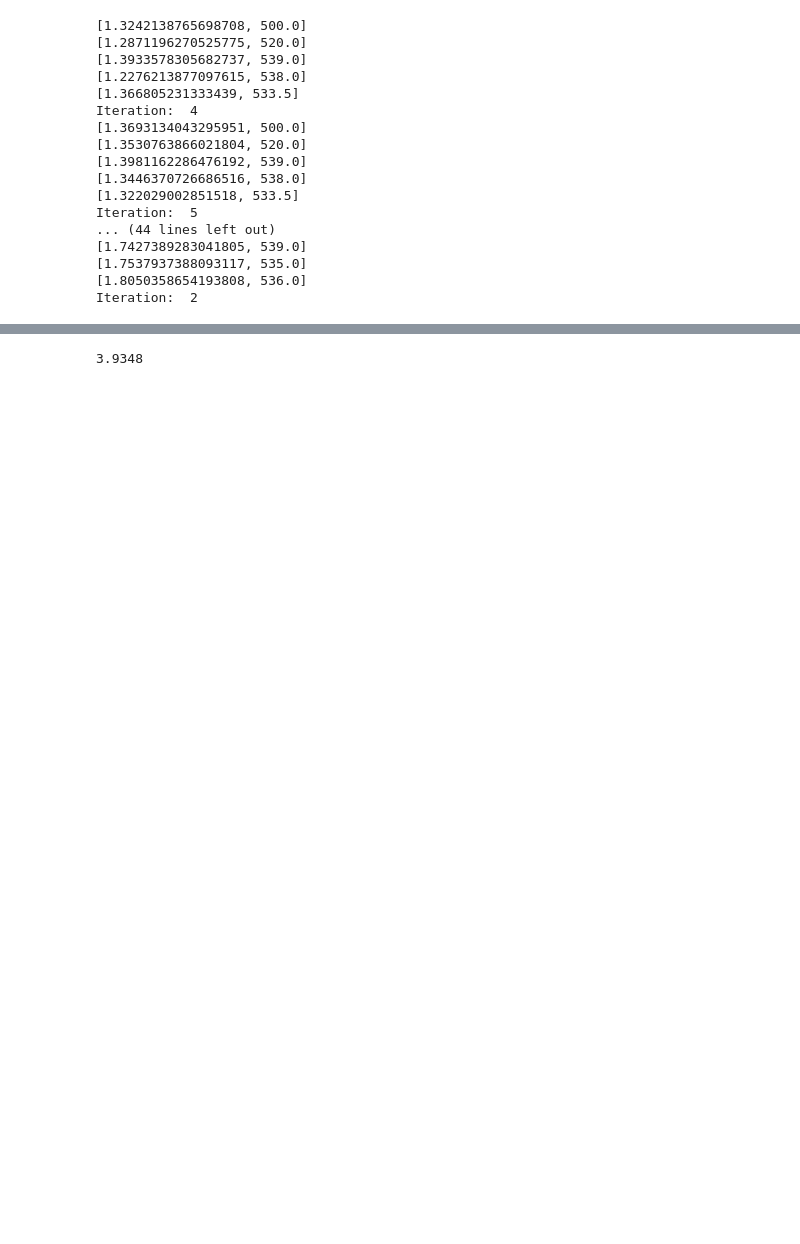
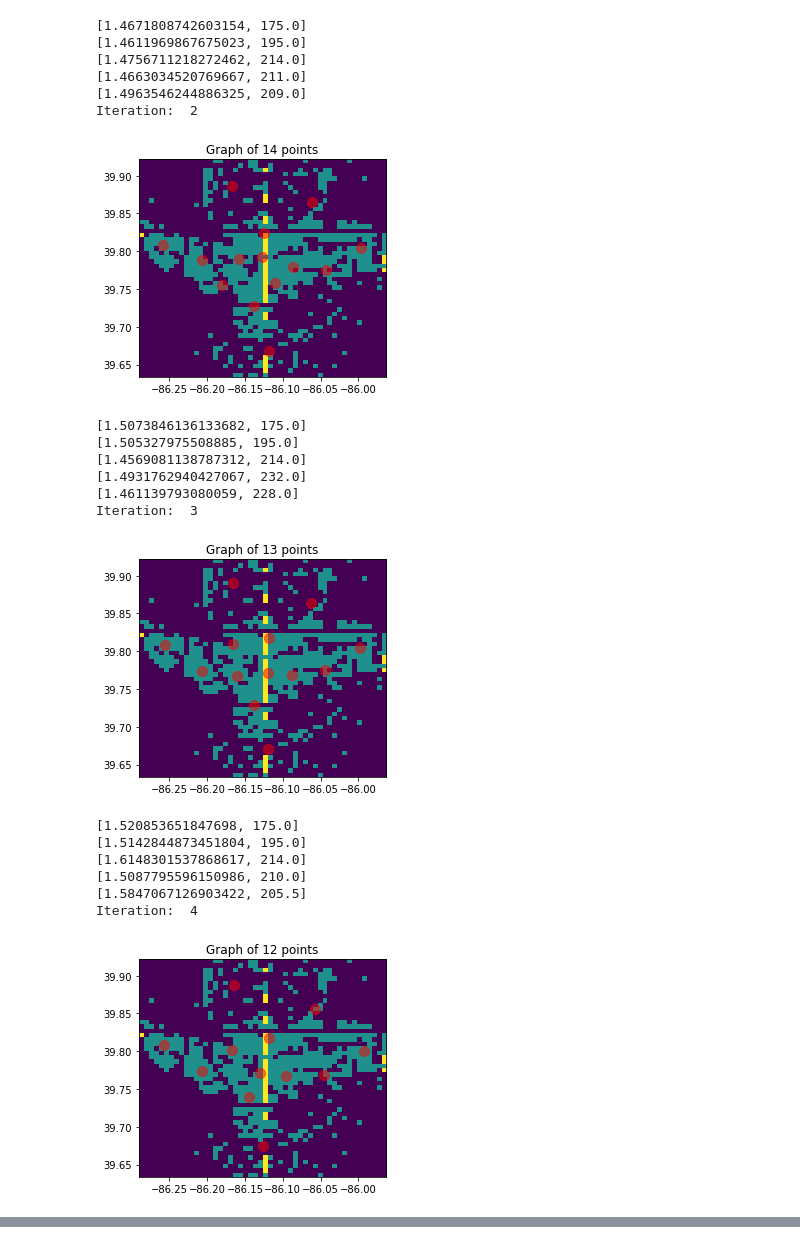
Before and after one commit to rjhosler/IUPUI-REU, a Jupyter notebook: Response Time.ipynb, the cells around one changed output, grey strips where cells are left out. Cells and saved outputs as stored; diff of their text form; code cells hidden in the pictures; blank space fills up the shorter version.

```diff
--- a/Response Time.ipynb
+++ b/Response Time.ipynb
@@ -62,42 +61,59 @@ data = cluster.get_data()
 # %%
 all_driving = np.empty ([0])
 for x in range (10):
-    point = np.random.choice(np.arange(len(data)), replace = False, size = 1)
+    #point weighted by intensity
+    point = np.random.choice(np.arange(len(data)), replace = False, size = 1, p = data [:,2] / sum(data [:,2]))
     emergency = data [point, 0:2]
     emergency = emergency.flatten()
 
     #find closest center
     mindist = 9999
     for i in range (len(centers)):
         dist = la.norm (centers [i, 0:2] - emergency)
         if (dist < mindist):
             mindist = dist
             truck_point = centers [i, 0:2]
             pos = i
     centers = np.delete (centers, pos, 0)
     #find driving distance to that point
     driving_distance = cluster.driving_distance (emergency, truck_point)
     all_driving = np.append (all_driving, driving_distance)
 
     cluster = Cluster(grid_loc, n = len(centers))
-    cluster.randomize_centers()
-    lam = cluster.learn_lam(n_iter = 5, rand_centers = True)
+    cluster.set_centers (centers[:,0:2], len(centers))
+    lam = cluster.learn_lam(n_iter = 5, rand_centers = False)
+    cluster.round_off()
+    #cluster.process_data_kmeans(True)
     centers = cluster.get_centers()
+
+    heatmap, xedges, yedges = np.histogram2d(data[:,1], data[:,0], bins = bincount)
+    extent = [xedges[0], xedges[-1], yedges[0], yedges[-1]]
+
+    plt.clf()
+    plt.title ('Graph of {} points'.format(str(len(centers))))
+    plt.imshow(heatmap.T, extent=extent, origin='lower')
+    plt.scatter(centers[:,1], centers[:,0], c = 'red', s = 100, alpha = 0.5)
+    plt.show()
+    plt.close()
 # %% [output]
-[1.3242138765698708, 500.0]
-[1.2871196270525775, 520.0]
-[1.3933578305682737, 539.0]
-[1.2276213877097615, 538.0]
-[1.366805231333439, 533.5]
-Iteration:  4
-[1.3693134043295951, 500.0]
-[1.3530763866021804, 520.0]
-[1.3981162286476192, 539.0]
-[1.3446370726686516, 538.0]
-[1.322029002851518, 533.5]
-Iteration:  5
-... (44 lines left out)
-[1.7427389283041805, 539.0]
-[1.7537937388093117, 535.0]
-[1.8050358654193808, 536.0]
+[1.4671808742603154, 175.0]
+[1.4611969867675023, 195.0]
+[1.4756711218272462, 214.0]
+[1.4663034520769667, 211.0]
+[1.4963546244886325, 209.0]
 Iteration:  2
+[figure, added]
+[1.5073846136133682, 175.0]
+[1.505327975508885, 195.0]
+[1.4569081138787312, 214.0]
+[1.4931762940427067, 232.0]
+[1.461139793080059, 228.0]
+Iteration:  3
+[figure, added]
+[1.520853651847698, 175.0]
+[1.5142844873451804, 195.0]
+[1.6148301537868617, 214.0]
+[1.5087795596150986, 210.0]
+[1.5847067126903422, 205.5]
+Iteration:  4
+[figure, added]
@@ -104,4 +141,0 @@ Iteration:  2
-# %%
-all_driving.mean()
-# %% [output]
-3.9348
```
Also changed, not shown: parts of 14 cells of this notebook.
